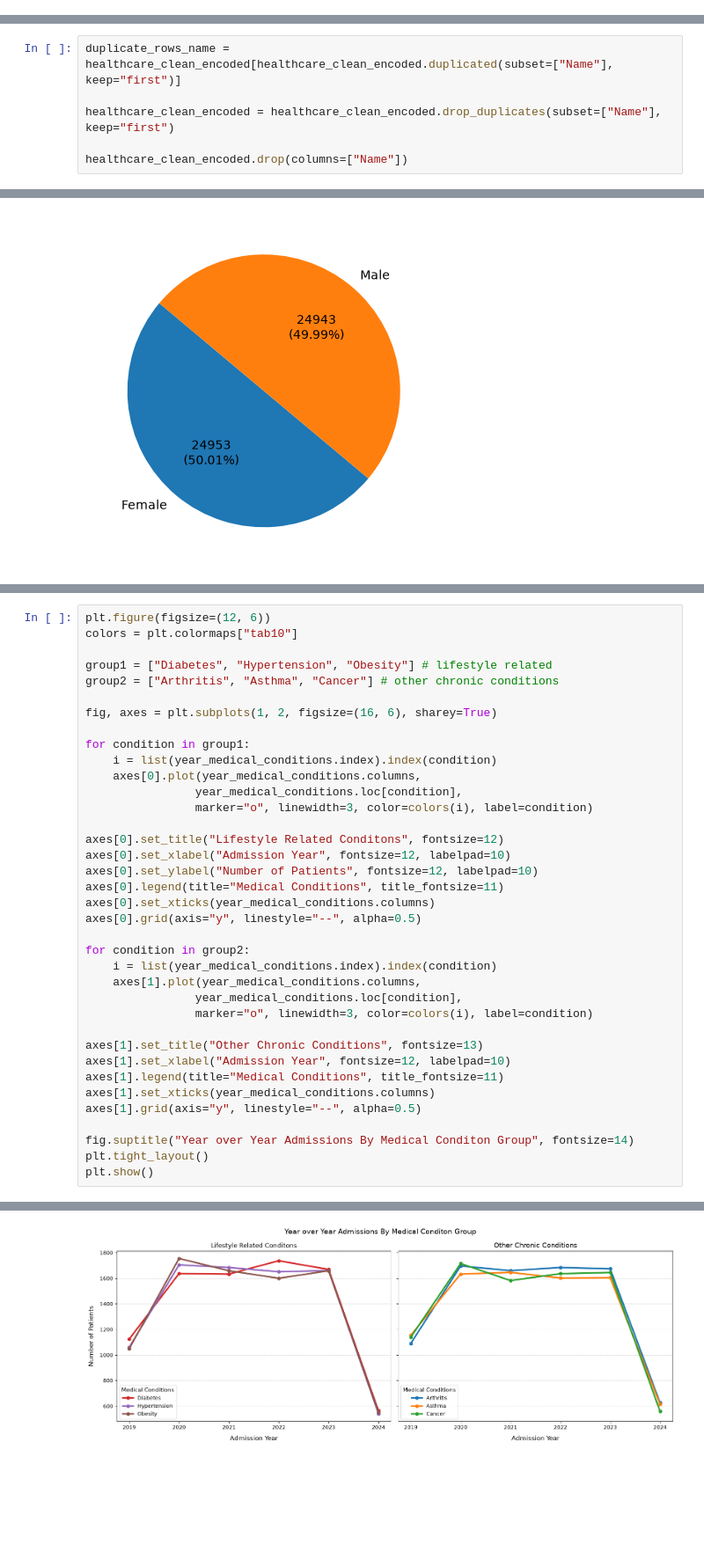
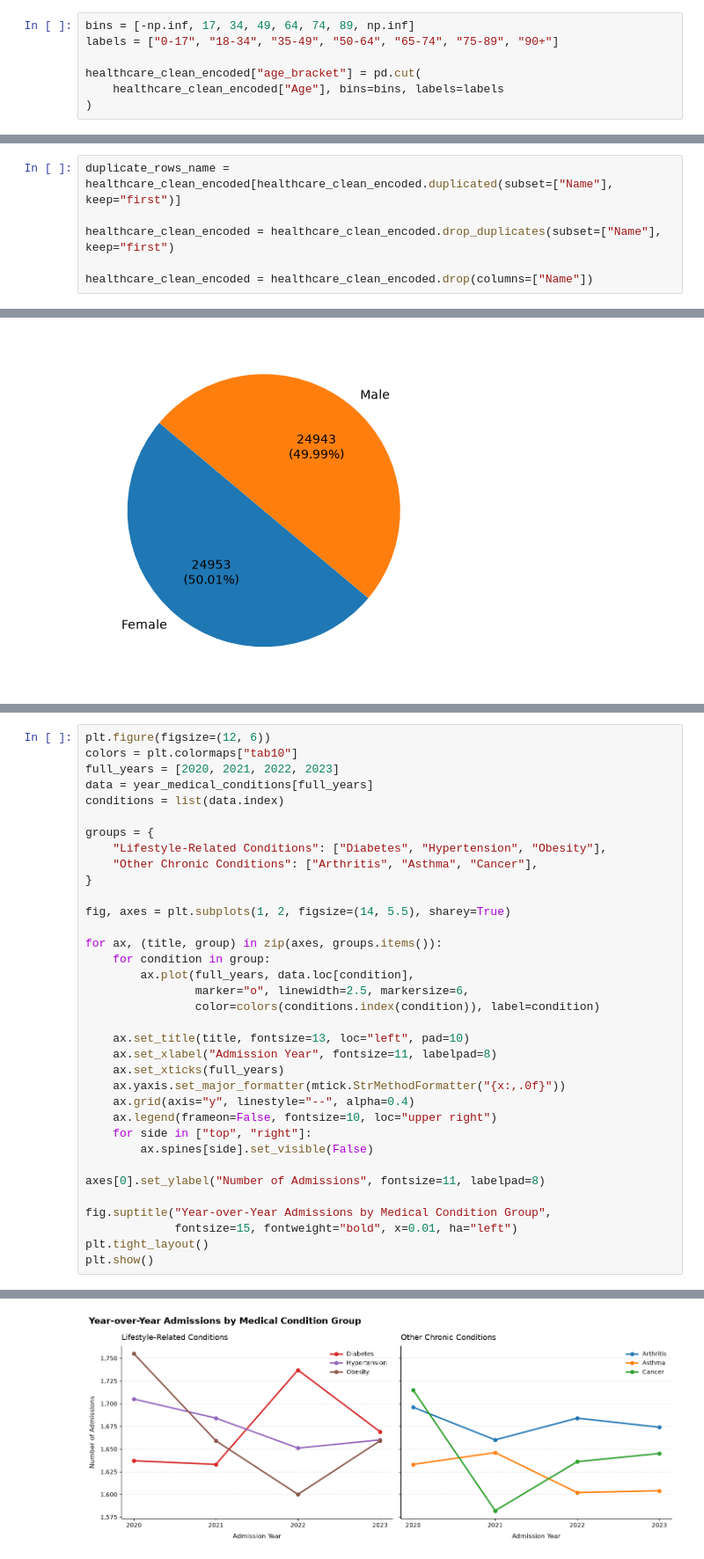
Before and after one commit to AHayslip23/HealthCare-Practice, a Jupyter notebook: Healthcare Data Analysis.ipynb, the cells around one changed output, grey strips where cells are left out. Shown at 88% size. Saved outputs shown, nothing was run; the diff lists cells and outputs as text; blank space fills up the shorter version.

Commit message:
Commit #2
Upload of exploratory data analysis alomst done

```diff
--- a/Healthcare Data Analysis.ipynb
+++ b/Healthcare Data Analysis.ipynb
@@ -76,6 +76,13 @@ healthcare_clean_encoded.head(5)
 | 3 | andrEw waTtS | 28 | Female | O+ | Diabetes | 2020-11-18 | Kevin Wells | Hernandez Rogers and Vang, | ... |
 | 4 | adrIENNE bEll | 43 | Female | AB+ | Cancer | 2022-09-19 | Kathleen Hanna | White-White | ... |
 5 rows × 31 columns
+# %%
+bins = [-np.inf, 17, 34, 49, 64, 74, 89, np.inf]
+labels = ["0-17", "18-34", "35-49", "50-64", "65-74", "75-89", "90+"]
+
+healthcare_clean_encoded["age_bracket"] = pd.cut(
+    healthcare_clean_encoded["Age"], bins=bins, labels=labels
+)
 # %% [markdown]
 **Step 6: Create New Columns Admission Year and Discharge Year**
 - return the year the patient was admitted and discharged
@@ -174,4 +182,4 @@ duplicate_rows_name = healthcare_clean_encoded[healthcare_clean_encoded.duplicat
 
 healthcare_clean_encoded = healthcare_clean_encoded.drop_duplicates(subset=["Name"], keep="first")
 
-healthcare_clean_encoded.drop(columns=["Name"])
+healthcare_clean_encoded = healthcare_clean_encoded.drop(columns=["Name"])
@@ -294,40 +346,38 @@ year_medical_conditions
 # %%
 plt.figure(figsize=(12, 6))
 colors = plt.colormaps["tab10"]
+full_years = [2020, 2021, 2022, 2023]
+data = year_medical_conditions[full_years]
+conditions = list(data.index)
 
-group1 = ["Diabetes", "Hypertension", "Obesity"] # lifestyle related
-group2 = ["Arthritis", "Asthma", "Cancer"] # other chronic conditions
+groups = {
+    "Lifestyle-Related Conditions": ["Diabetes", "Hypertension", "Obesity"],
+    "Other Chronic Conditions": ["Arthritis", "Asthma", "Cancer"],
+}
 
-fig, axes = plt.subplots(1, 2, figsize=(16, 6), sharey=True)
+fig, axes = plt.subplots(1, 2, figsize=(14, 5.5), sharey=True)
 
-for condition in group1:
-    i = list(year_medical_conditions.index).index(condition)
-    axes[0].plot(year_medical_conditions.columns,
-                year_medical_conditions.loc[condition],
-                marker="o", linewidth=3, color=colors(i), label=condition)
+for ax, (title, group) in zip(axes, groups.items()):
+    for condition in group:
+        ax.plot(full_years, data.loc[condition],
+                marker="o", linewidth=2.5, markersize=6,
+                color=colors(conditions.index(condition)), label=condition)
 
-axes[0].set_title("Lifestyle Related Conditons", fontsize=12)
-axes[0].set_xlabel("Admission Year", fontsize=12, labelpad=10)
-axes[0].set_ylabel("Number of Patients", fontsize=12, labelpad=10)
-axes[0].legend(title="Medical Conditions", title_fontsize=11)
-axes[0].set_xticks(year_medical_conditions.columns)
-axes[0].grid(axis="y", linestyle="--", alpha=0.5)
+    ax.set_title(title, fontsize=13, loc="left", pad=10)
+    ax.set_xlabel("Admission Year", fontsize=11, labelpad=8)
+    ax.set_xticks(full_years)
+    ax.yaxis.set_major_formatter(mtick.StrMethodFormatter("{x:,.0f}"))
+    ax.grid(axis="y", linestyle="--", alpha=0.4)
+    ax.legend(frameon=False, fontsize=10, loc="upper right")
+    for side in ["top", "right"]:
+        ax.spines[side].set_visible(False)
 
-for condition in group2:
-    i = list(year_medical_conditions.index).index(condition)
-    axes[1].plot(year_medical_conditions.columns,
-                year_medical_conditions.loc[condition],
-                marker="o", linewidth=3, color=colors(i), label=condition)
+axes[0].set_ylabel("Number of Admissions", fontsize=11, labelpad=8)
 
-axes[1].set_title("Other Chronic Conditions", fontsize=13)
-axes[1].set_xlabel("Admission Year", fontsize=12, labelpad=10)
-axes[1].legend(title="Medical Conditions", title_fontsize=11)
-axes[1].set_xticks(year_medical_conditions.columns)
-axes[1].grid(axis="y", linestyle="--", alpha=0.5)
-
-fig.suptitle("Year over Year Admissions By Medical Conditon Group", fontsize=14)
+fig.suptitle("Year-over-Year Admissions by Medical Condition Group",
+             fontsize=15, fontweight="bold", x=0.01, ha="left")
 plt.tight_layout()
 plt.show()
 # %% [output]
 <Figure size 1200x600 with 0 Axes>
-[figure, old version]
+[figure, new version]
```
Also changed, not shown: parts of 38 cells of this notebook.
